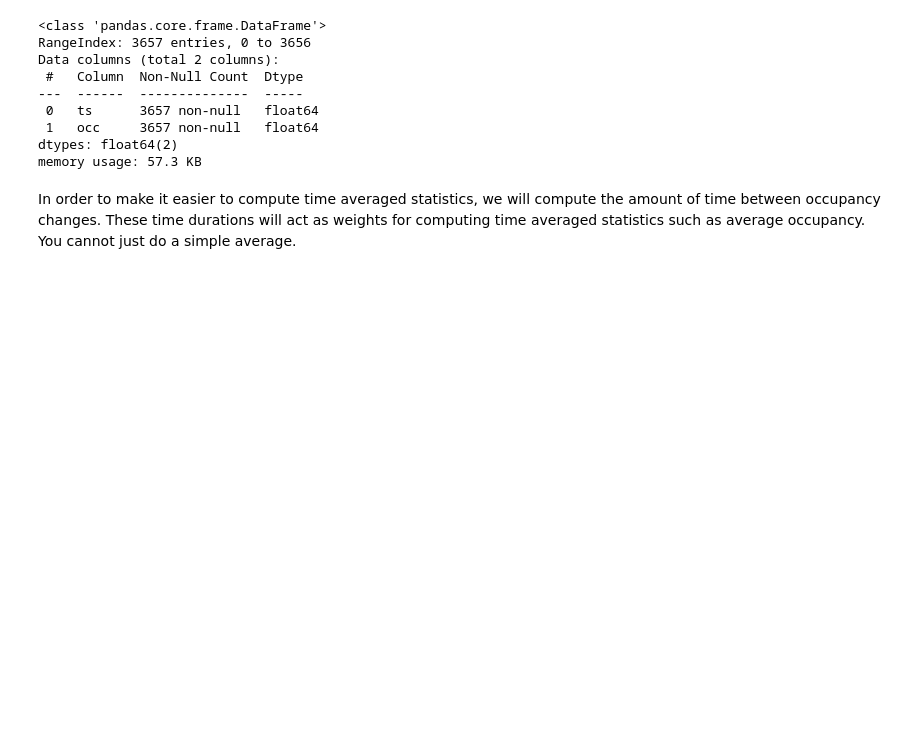
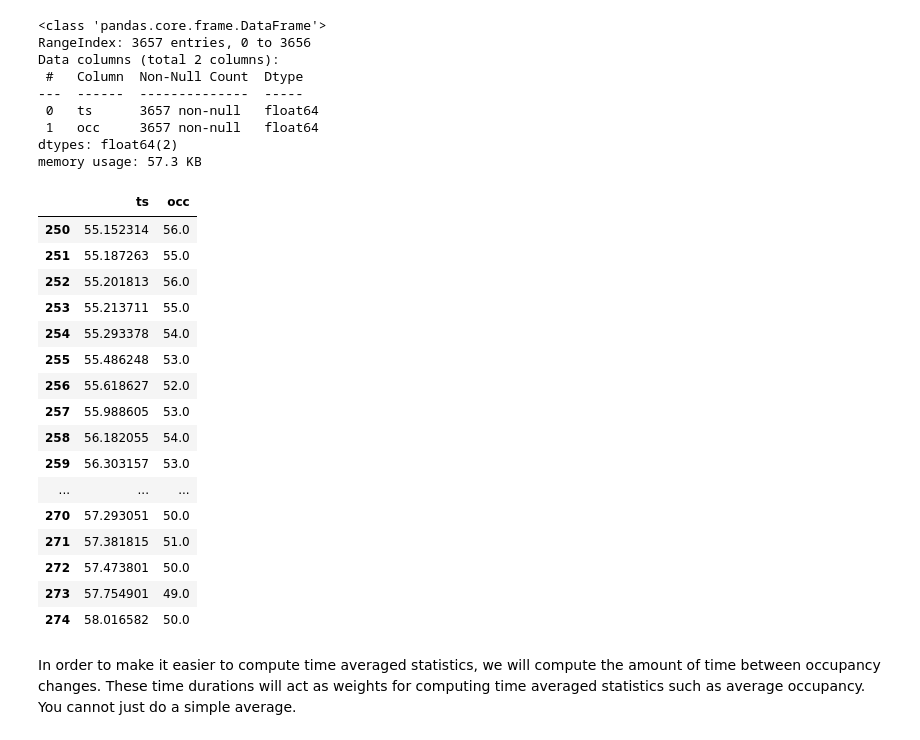
Before and after one commit to misken/vaccine_clinic, a Jupyter notebook: notebooks/simpy_getting_started_vaccine_clinic.ipynb, the cells around one changed output. Cells and saved outputs as stored; diff of their text form; code cells hidden in the pictures; blank space fills up the shorter version.

```diff
--- a/notebooks/simpy_getting_started_vaccine_clinic.ipynb
+++ b/notebooks/simpy_getting_started_vaccine_clinic.ipynb
@@ -692,6 +754,26 @@ Data columns (total 2 columns):
  1   occ     3657 non-null   float64
 dtypes: float64(2)
 memory usage: 57.3 KB
+# %%
+postvac_occupancy_df.iloc[250:275,]
+# %% [output]
+|  | ts | occ |
+| 250 | 55.152314 | 56.0 |
+| 251 | 55.187263 | 55.0 |
+| 252 | 55.201813 | 56.0 |
+| 253 | 55.213711 | 55.0 |
+| 254 | 55.293378 | 54.0 |
+| 255 | 55.486248 | 53.0 |
+| 256 | 55.618627 | 52.0 |
+| 257 | 55.988605 | 53.0 |
+| 258 | 56.182055 | 54.0 |
+| 259 | 56.303157 | 53.0 |
+| ... | ... | ... |
+| 270 | 57.293051 | 50.0 |
+| 271 | 57.381815 | 51.0 |
+| 272 | 57.473801 | 50.0 |
+| 273 | 57.754901 | 49.0 |
+| 274 | 58.016582 | 50.0 |
 # %% [markdown]
 In order to make it easier to compute time averaged statistics, we will compute the amount of time between occupancy changes. These time durations will act as weights for computing time averaged statistics such as average occupancy. You cannot just do a simple average.
 # %%
```
Also changed, not shown: parts of 42 cells of this notebook, 8 other files.
